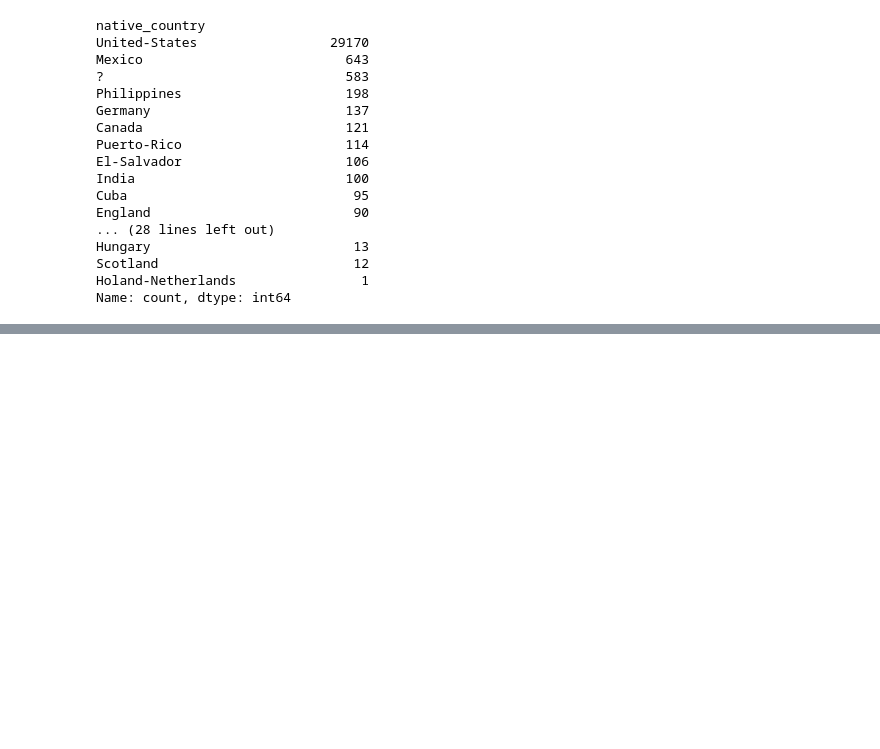
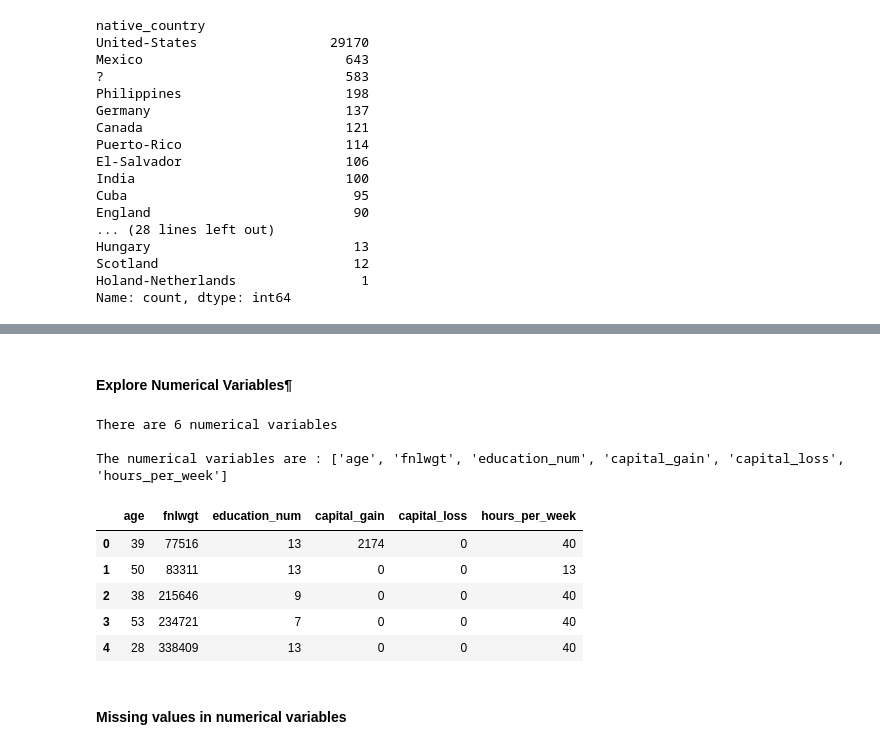
Before and after one commit to Ofgeha-Gelana/IncomeNBClassifier, a Jupyter notebook: notebooks/try.ipynb, the cells around one changed output, grey strips where cells are left out. Drawn from its saved outputs; the diff is of its cells as text; code cells hidden in the pictures; blank space fills up the shorter version.

```diff
--- a/notebooks/try.ipynb
+++ b/notebooks/try.ipynb
@@ -327,3 +327,7 @@ Hungary                          13
 Scotland                         12
 Holand-Netherlands                1
 Name: count, dtype: int64
+# %%
+# replace '?' values in native_country variable with `NaN`
+
+df['native_country'].replace('?', np.nan, inplace=True)
@@ -329,0 +379,6 @@ Name: count, dtype: int64
+# %%
+# check for cardinality in categorical variables
+
+for var in categorical:
+
+    print(var, ' contains ', len(df[var].unique()), ' labels')
@@ -329,0 +395,27 @@ Name: count, dtype: int64
+# %% [markdown]
+#### Explore Numerical Variables¶
+# %%
+# find numerical variables
+
+numerical = [var for var in df.columns if df[var].dtype!='O']
+
+print('There are {} numerical variables\n'.format(len(numerical)))
+
+print('The numerical variables are :', numerical)
+# %% [output]
+There are 6 numerical variables
+
+The numerical variables are : ['age', 'fnlwgt', 'education_num', 'capital_gain', 'capital_loss', 'hours_per_week']
+# %%
+# view the numerical variables
+
+df[numerical].head()
+# %% [output]
+|  | age | fnlwgt | education_num | capital_gain | capital_loss | hours_per_week |
+| 0 | 39 | 77516 | 13 | 2174 | 0 | 40 |
+| 1 | 50 | 83311 | 13 | 0 | 0 | 13 |
+| 2 | 38 | 215646 | 9 | 0 | 0 | 40 |
+| 3 | 53 | 234721 | 7 | 0 | 0 | 40 |
+| 4 | 28 | 338409 | 13 | 0 | 0 | 40 |
+# %% [markdown]
+#### Missing values in numerical variables
```
Also changed, not shown: parts of 9 cells of this notebook.
